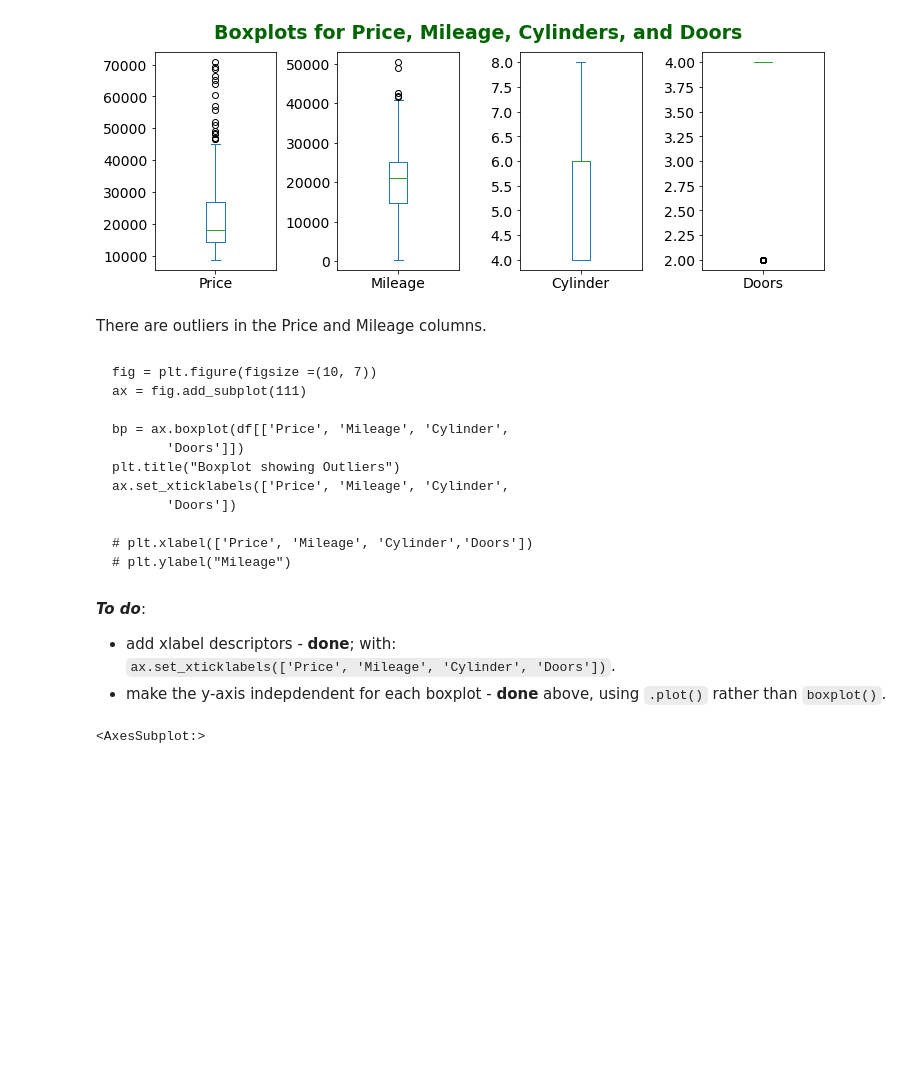
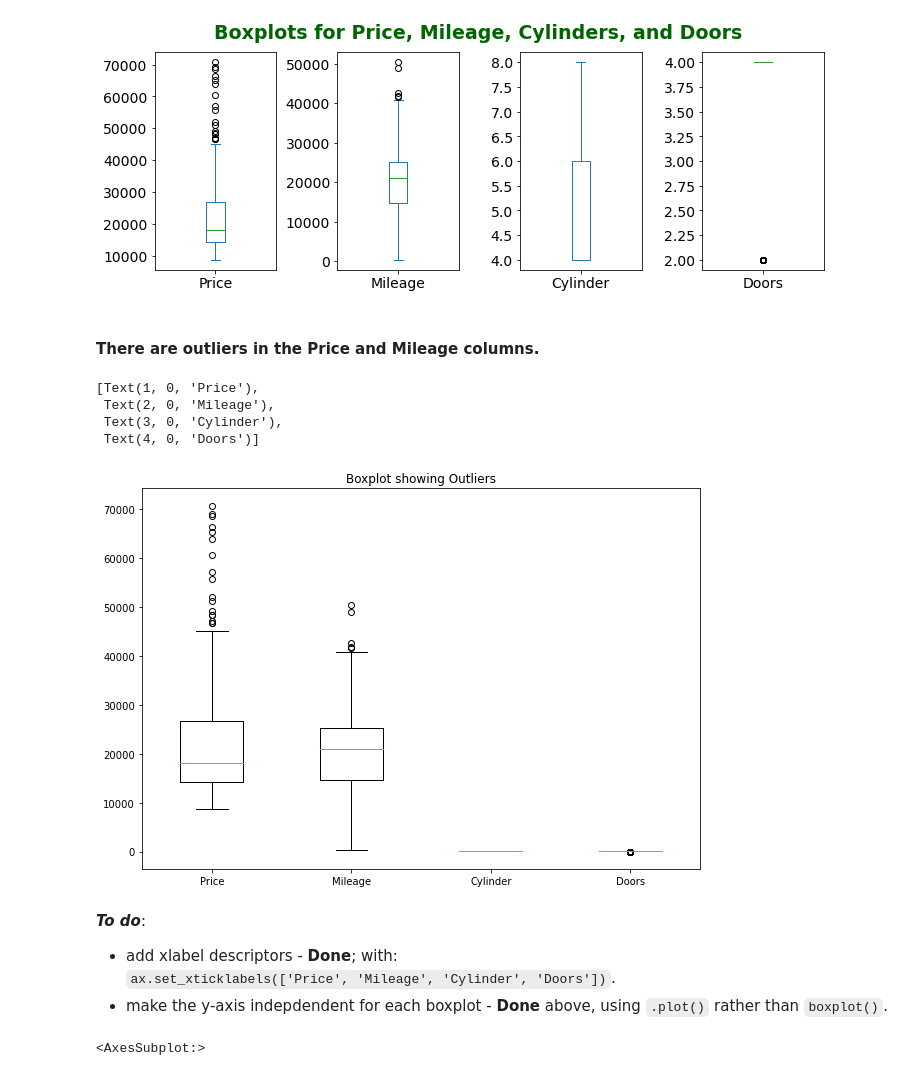
Before and after one commit to EW-10/Frank-Cane-MLCourse, a Jupyter notebook: MultipleRegression-EW.ipynb, the cells around one changed output. Saved outputs shown, nothing was run; the diff lists cells and outputs as text; code cells hidden in the pictures; blank space fills up the shorter version.

````diff
--- a/MultipleRegression-EW.ipynb
+++ b/MultipleRegression-EW.ipynb
@@ -209,26 +213,30 @@ plt.show()
 # %% [output]
 [figure]
 # %% [markdown]
-There are outliers in the Price and Mileage columns.
+#### There are outliers in the Price and Mileage columns.
-# %% [markdown]
-```
-fig = plt.figure(figsize =(10, 7))
-ax = fig.add_subplot(111)
-
-bp = ax.boxplot(df[['Price', 'Mileage', 'Cylinder',
-       'Doors']])
-plt.title("Boxplot showing Outliers")
-ax.set_xticklabels(['Price', 'Mileage', 'Cylinder',
-       'Doors'])
-
-# plt.xlabel(['Price', 'Mileage', 'Cylinder','Doors'])
-# plt.ylabel("Mileage")
-```
+# %%
+fig = plt.figure(figsize =(10, 7))
+ax = fig.add_subplot(111)
+
+bp = ax.boxplot(df[['Price', 'Mileage', 'Cylinder',
+       'Doors']])
+plt.title("Boxplot showing Outliers")
+ax.set_xticklabels(['Price', 'Mileage', 'Cylinder',
+       'Doors'])
+
+# plt.xlabel(['Price', 'Mileage', 'Cylinder','Doors'])
+# plt.ylabel("Mileage")
+# %% [output]
+[Text(1, 0, 'Price'),
+ Text(2, 0, 'Mileage'),
+ Text(3, 0, 'Cylinder'),
+ Text(4, 0, 'Doors')]
+[figure, added]
 # %% [markdown]
 ***To do***:
-- add xlabel descriptors - **done**; with:
+- add xlabel descriptors - **Done**; with:
 `ax.set_xticklabels(['Price', 'Mileage', 'Cylinder', 'Doors'])`.
-- make the y-axis indepdendent for each boxplot - **done** above, using `.plot()` rather than `boxplot()`.
+- make the y-axis indepdendent for each boxplot - **Done** above, using `.plot()` rather than `boxplot()`.
 # %%
 df[["Mileage"]].boxplot()
 # %% [output]
````
Also changed, not shown: parts of 18 cells of this notebook.
